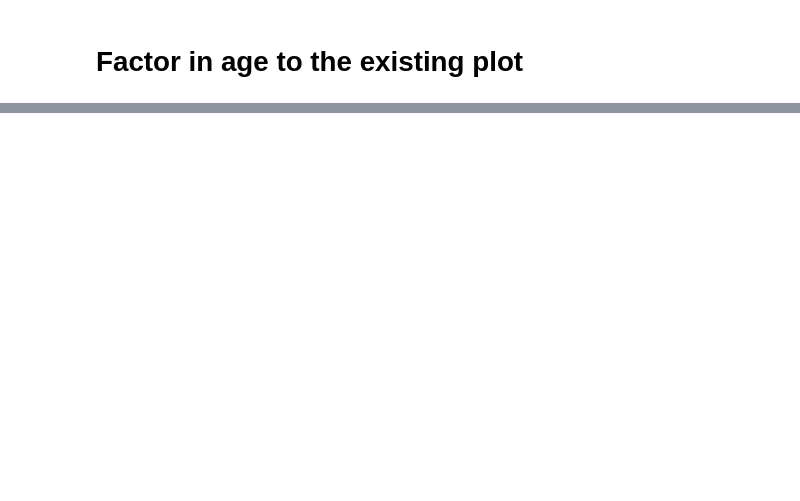
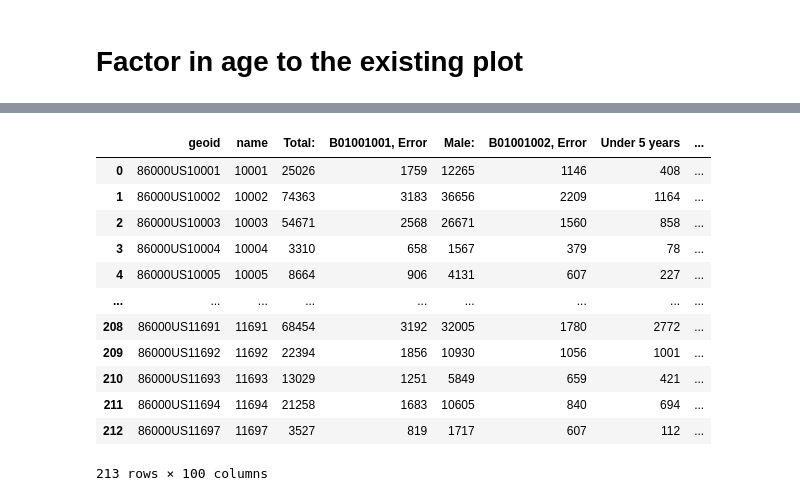
Before and after one commit to junekim6/nyc_power_outage, a Jupyter notebook: empower/empower_nyc.ipynb, the cells around one changed output, grey strips where cells are left out. Drawn from its saved outputs; the diff is of its cells as text; code cells hidden in the pictures; blank space fills up the shorter version.

```diff
--- a/empower/empower_nyc.ipynb
+++ b/empower/empower_nyc.ipynb
@@ -109,3 +145,19 @@ with open("acs2020_5yr_B01001_86000US10460/metadata.json") as f:
+# %%
+age_df
+# %% [output]
+|  | geoid | name | Total: | B01001001, Error | Male: | B01001002, Error | Under 5 years | ... |
+| 0 | 86000US10001 | 10001 | 25026 | 1759 | 12265 | 1146 | 408 | ... |
+| 1 | 86000US10002 | 10002 | 74363 | 3183 | 36656 | 2209 | 1164 | ... |
+| 2 | 86000US10003 | 10003 | 54671 | 2568 | 26671 | 1560 | 858 | ... |
+| 3 | 86000US10004 | 10004 | 3310 | 658 | 1567 | 379 | 78 | ... |
+| 4 | 86000US10005 | 10005 | 8664 | 906 | 4131 | 607 | 227 | ... |
+| ... | ... | ... | ... | ... | ... | ... | ... | ... |
+| 208 | 86000US11691 | 11691 | 68454 | 3192 | 32005 | 1780 | 2772 | ... |
+| 209 | 86000US11692 | 11692 | 22394 | 1856 | 10930 | 1056 | 1001 | ... |
+| 210 | 86000US11693 | 11693 | 13029 | 1251 | 5849 | 659 | 421 | ... |
+| 211 | 86000US11694 | 11694 | 21258 | 1683 | 10605 | 840 | 694 | ... |
+| 212 | 86000US11697 | 11697 | 3527 | 819 | 1717 | 607 | 112 | ... |
+213 rows × 100 columns
 # %%
 name_of_cols = {k:v["name"] for k, v in metadata["tables"]["B01001"]["columns"].items()}
 # %%
```
Also changed, not shown: parts of 13 cells of this notebook.
